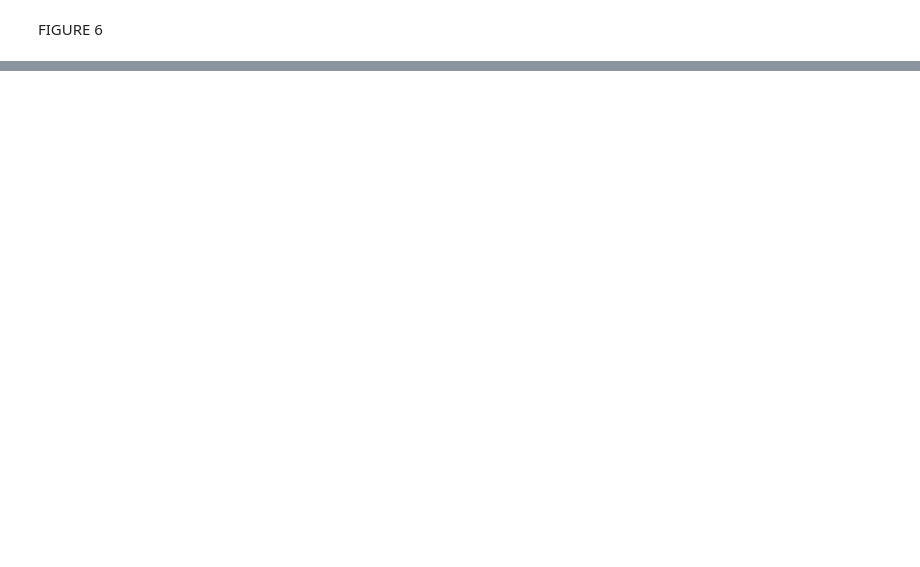
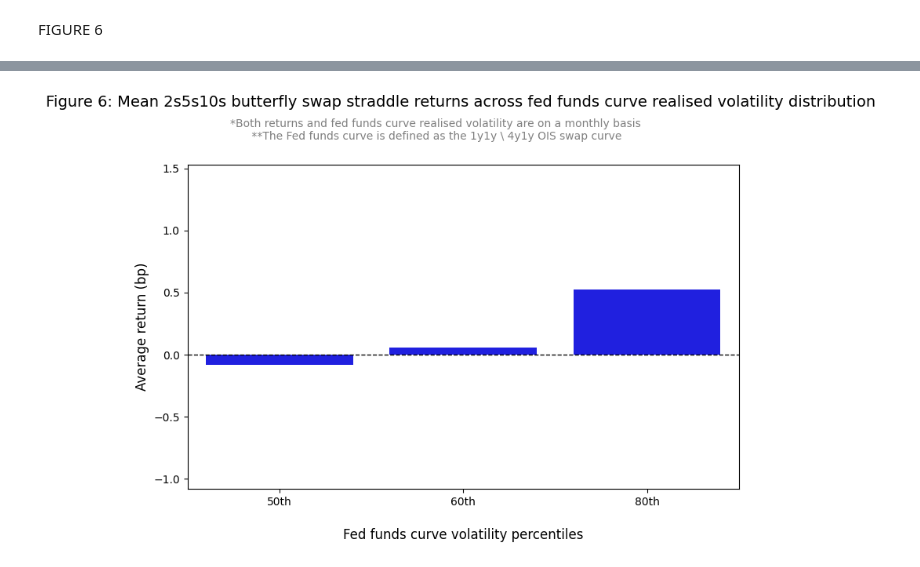
Before and after one commit to ALILODHI-cloud/UVAmacro, a Jupyter notebook: post_1/analysis.ipynb, the cells around one changed output, grey strips where cells are left out. Cells and saved outputs as stored; diff of their text form; code cells hidden in the pictures; blank space fills up the shorter version.

```diff
--- a/post_1/analysis.ipynb
+++ b/post_1/analysis.ipynb
@@ -708,0 +658,87 @@ Notes:
+# %%
+
+
+
+
+
+
+
+import pandas as pd
+import numpy as np
+import matplotlib.pyplot as plt
+import seaborn as sns
+
+# Assuming df_total_2 is already loaded and 'Date' column is in datetime format
+
+df_total_2['2yr_swap_pct_returns'] = df_total_2['2yr_swap_rate'].pct_change()
+df_total_2['5yr_swap_pct_returns'] = df_total_2['5yr_swap_rate'].pct_change()
+df_total_2['10yr_swap_pct_returns'] = df_total_2['10yr_swap_rate'].pct_change()
+
+# Calculate curve as difference between 4y1y and 1y1y
+df_total_2['curve'] = df_total_2['4y1y'] - df_total_2['1y1y']
+
+# Calculate the rolling 30-day realized volatility of the 'curve' variable
+df_total_2['curve_pct_change'] = df_total_2['curve'].pct_change()
+
+# Calculate the 30-day rolling standard deviation (realized volatility) and annualize it
+df_total_2['curve_vol_30d'] = df_total_2['curve_pct_change'].rolling(window=30).std() * np.sqrt(12)
+
+# Calculate the 'quantity' based on the formula using the 30-day volatility of 2yr, 5yr, and 10yr yields
+df_total_2['2yr_swap_vol_30d'] = df_total_2['2yr_swap_pct_returns'].rolling(window=30).std() * np.sqrt(12)
+df_total_2['5yr_swap_vol_30d'] = df_total_2['5yr_swap_pct_returns'].rolling(window=30).std() * np.sqrt(12)
+df_total_2['10yr_swap_vol_30d'] = df_total_2['10yr_swap_pct_returns'].rolling(window=30).std() * np.sqrt(12)
+
+df_total_2['quantity_30d'] = (df_total_2['5yr_swap_vol_30d'] - 0.5 * (df_total_2['2yr_swap_vol_30d'] + df_total_2['10yr_swap_vol_30d'])) * 100
+
+# Compute percentiles for different categories
+vol_50 = df_total_2['curve_vol_30d'].quantile(0.50)
+vol_80 = df_total_2['curve_vol_30d'].quantile(0.80)
+vol_60 = df_total_2['curve_vol_30d'].quantile(0.60)
+
+# Categorize into Bottom 20%, Middle 50%, and Top 30%
+def categorize_vol(value):
+    if value < vol_50:
+        return '50th'  # Below the 20th percentile
+    elif value > vol_80:
+        return '80th'  # Above the 80th percentile
+    elif value > vol_60:
+        return '60th'  # Between the 70th and 80th percentiles
+    else:
+        return 'Middle 50%'  # Between the 20th and 70th percentiles
+
+df_total_2['vol_category'] = df_total_2['curve_vol_30d'].apply(categorize_vol)
+
+# Compute average of 'quantity_30d' for each category
+avg_quantity = df_total_2.groupby('vol_category')['quantity_30d'].mean()
+
+# Filter only 'Bottom 20%', 'Middle 50%', and 'Top 30%' categories
+avg_quantity_filtered = avg_quantity[['50th', '60th', '80th']]
+
+# Set custom y-axis range (Modify as needed)
+y_min = avg_quantity_filtered.min() - 1  # Adjust margin below min
+y_max = avg_quantity_filtered.max() + 1  # Adjust margin above max
+
+# Plot the results
+plt.figure(figsize=(8, 6))
+sns.barplot(x=avg_quantity_filtered.index, y=avg_quantity_filtered.values, palette=['blue', 'blue', 'blue'])
+
+# Add labels and title
+plt.title('Figure 6: Mean 2s5s10s butterfly swap straddle returns across fed funds curve realised volatility distribution \n\n\n', fontsize=14)
+plt.figtext(0.5, 0.88, '*Both returns and fed funds curve realised volatility are on a monthly basis \n **The Fed funds curve is defined as the 1y1y \ 4y1y OIS swap curve ', ha='center', fontsize=10, color='gray')
+
+plt.xlabel('\nFed funds curve volatility percentiles', fontsize=12)
+plt.ylabel('Average return (bp)', fontsize=12)
+plt.xticks(rotation=0)
+
+# Add horizontal dotted line at zero
+plt.axhline(y=0, color='black', linestyle='--', linewidth=1)
+
+# Set custom y-axis limits
+plt.ylim(y_min, y_max)
+
+# Save and show plot
+plt.tight_layout()
+plt.savefig(f'{figure_path}/figure6.jpg', format='jpeg', bbox_inches='tight')
+plt.show()
+# %% [output]
+[figure, added]
```
Also changed, not shown: parts of 11 cells of this notebook.
